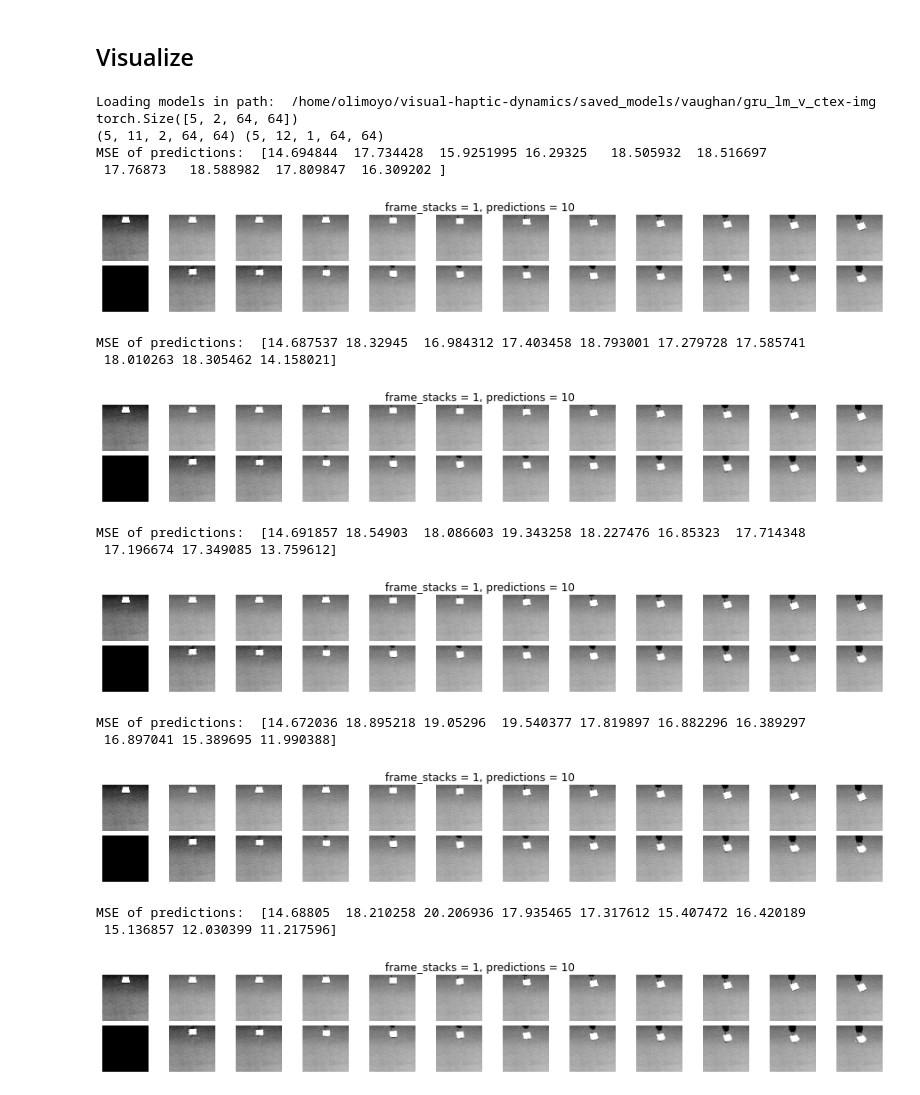
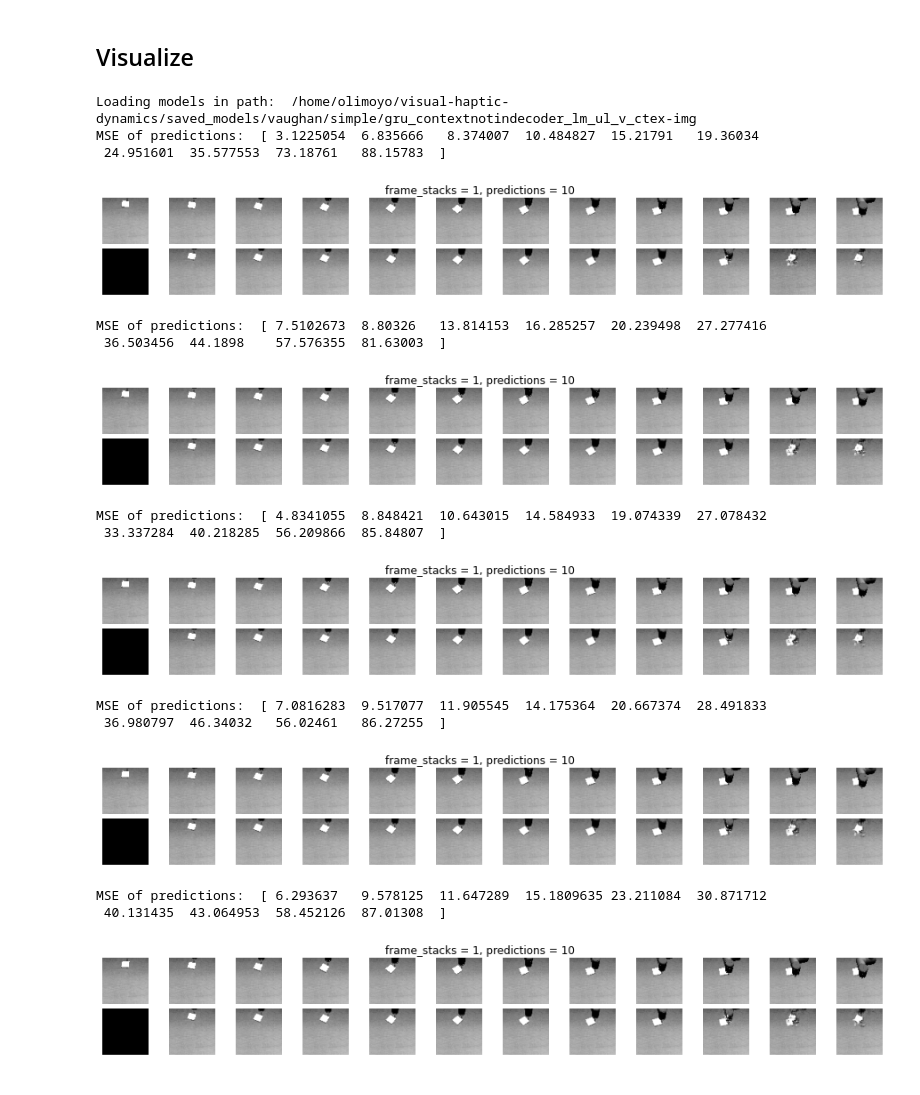
Before and after one commit to utiasSTARS/visual-haptic-dynamics, a Jupyter notebook: experiments/notebooks/prediction-vis_visualpusher.ipynb, the cells around one changed output. Drawn from its saved outputs; the diff is of its cells as text; code cells hidden in the pictures.

```diff
--- a/experiments/notebooks/prediction-vis_visualpusher.ipynb
+++ b/experiments/notebooks/prediction-vis_visualpusher.ipynb
@@ -19,7 +21,7 @@ args = ObjectView({'res': 64,
  'dataset_path': '/home/olimoyo/visual-haptic-dynamics/experiments/data/datasets/{}'
                    .format("visual_haptic_2D_len16_withGT_3D9E4376CF4746EEA20DCD520218038D.pkl"),
  'models_dir': '/home/olimoyo/visual-haptic-dynamics/saved_models/{}'
-                   .format("vaughan"),
+                   .format("vaughan/simple"),
  'device': 'cuda:0',
  'n_examples': 5,
  'n_pred': 10,
@@ -59,8 +59,11 @@ with torch.no_grad():
     for path, model_args in dict_of_models.items():
 
         #XXX: For testing
-        if path != '/home/olimoyo/visual-haptic-dynamics/saved_models/vaughan/gru_lm_v_ctex-img':
+        if path != '/home/olimoyo/visual-haptic-dynamics/saved_models/vaughan/simple/gru_contextnotindecoder_lm_ul_v_ctex-img':
             continue
+
+#         if path != '/home/olimoyo/visual-haptic-dynamics/saved_models/vaughan/simple/gru_contextnotindecoder_lm_ul_v':
+#             continue
 
         nets = load_vh_models(path=path, args=model_args, mode='eval', device=args.device)
 
@@ -73,7 +76,7 @@ with torch.no_grad():
         T = model_args.frame_stacks
 
         ii = np.random.randint(imgs.shape[0] // args.n_examples)
-        start_idx = 0
+        start_idx = 3
 
         x = imgs[:, start_idx:][
             args.n_examples*ii:args.n_examples*(ii+1),
@@ -147,7 +150,7 @@ with torch.no_grad():
                 single=True
             )
 
-            z_hat[:, jj + 1] = z_ip1
+            z_hat[:, jj + 1] = mu_z_ip1
             z_i, mu_z_i, var_z_i, h_i = z_ip1, mu_z_ip1, var_z_ip1, h_ip1
 
         # Decode
@@ -166,48 +169,46 @@ with torch.no_grad():
 
         # Move to cpu, np
         x_hat = x_hat.cpu().numpy()
         x = x.cpu().numpy()
         mse = np.sum((x_hat[:, 1:, 1].reshape(args.n_examples, args.n_pred, -1) -
                       x[:, 2:, 0].reshape(args.n_examples, args.n_pred, -1))**2, axis=2)
 
         # Plotting
         for bb in range(args.n_examples):
             columns = T + 1 + args.n_pred
             rows = 2
             fig=plt.figure(figsize=(16, 2))
             fig.suptitle('frame_stacks = {}, predictions = {}'.format(T, args.n_pred))
             for ii in range(columns*rows):
                 if ii<((columns*rows)/2):
                     img = x[bb,ii,0,:,:]
                 else:
                     idx = int(ii-((columns*rows)/2))
                     if idx < T:
                         img = np.zeros((model_args.dim_x[1], model_args.dim_x[2]))
                     else:
                         img = x_hat[bb,idx-1,0,:,:]
                 fig.add_subplot(rows, columns, ii+1)
                 plt.imshow(img, cmap="gray")
 
                 plt.axis('off')
             print("MSE of predictions: ", mse[bb])
             plt.subplots_adjust(wspace=0.1, hspace=0.1)
             plt.show()
 # %% [output]
-Loading models in path:  /home/olimoyo/visual-haptic-dynamics/saved_models/vaughan/gru_lm_v_ctex-img
-torch.Size([5, 2, 64, 64])
-(5, 11, 2, 64, 64) (5, 12, 1, 64, 64)
-MSE of predictions:  [14.694844  17.734428  15.9251995 16.29325   18.505932  18.516697
- 17.76873   18.588982  17.809847  16.309202 ]
+Loading models in path:  /home/olimoyo/visual-haptic-dynamics/saved_models/vaughan/simple/gru_contextnotindecoder_lm_ul_v_ctex-img
+MSE of predictions:  [ 3.1225054  6.835666   8.374007  10.484827  15.21791   19.36034
+ 24.951601  35.577553  73.18761   88.15783  ]
-[figure, old version]
+[figure, new version]
-MSE of predictions:  [14.687537 18.32945  16.984312 17.403458 18.793001 17.279728 17.585741
- 18.010263 18.305462 14.158021]
+MSE of predictions:  [ 7.5102673  8.80326   13.814153  16.285257  20.239498  27.277416
+ 36.503456  44.1898    57.576355  81.63003  ]
-[figure, old version]
+[figure, new version]
-MSE of predictions:  [14.691857 18.54903  18.086603 19.343258 18.227476 16.85323  17.714348
- 17.196674 17.349085 13.759612]
+MSE of predictions:  [ 4.8341055  8.848421  10.643015  14.584933  19.074339  27.078432
+ 33.337284  40.218285  56.209866  85.84807  ]
-[figure, old version]
+[figure, new version]
-MSE of predictions:  [14.672036 18.895218 19.05296  19.540377 17.819897 16.882296 16.389297
- 16.897041 15.389695 11.990388]
+MSE of predictions:  [ 7.0816283  9.517077  11.905545  14.175364  20.667374  28.491833
+ 36.980797  46.34032   56.02461   86.27255  ]
-[figure, old version]
+[figure, new version]
-MSE of predictions:  [14.68805  18.210258 20.206936 17.935465 17.317612 15.407472 16.420189
- 15.136857 12.030399 11.217596]
+MSE of predictions:  [ 6.293637   9.578125  11.647289  15.1809635 23.211084  30.871712
+ 40.131435  43.064953  58.452126  87.01308  ]
-[figure, old version]
+[figure, new version]
```
Also changed, not shown: parts of 2 cells of this notebook, 10 other files.
